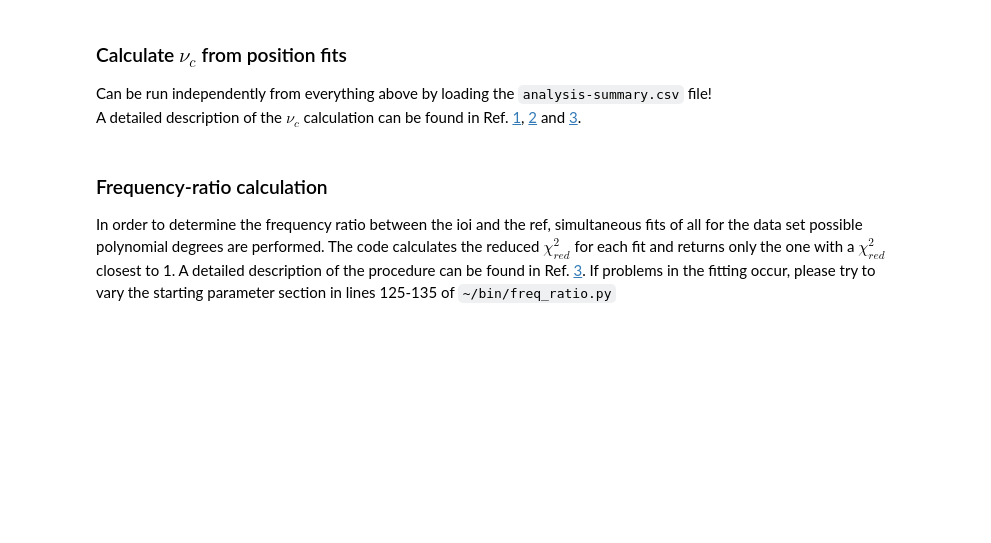
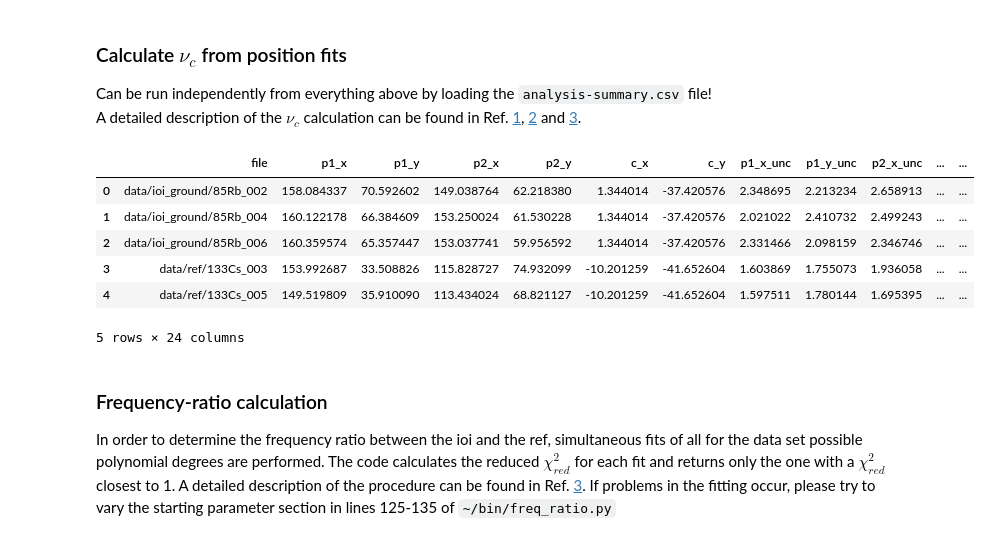
Before and after one commit to jonas-ka/pi-icr-analysis, a Jupyter notebook: pi-icr-analysis.ipynb, the cells around one changed output. Saved outputs shown, nothing was run; the diff lists cells and outputs as text; code cells hidden in the pictures; blank space fills up the shorter version.

```diff
--- a/pi-icr-analysis.ipynb
+++ b/pi-icr-analysis.ipynb
@@ -507,6 +535,16 @@ calc_df['cyc_freq'] = (calc_df.p1p2_angle + 2*np.pi * calc_df.n_acc) / (2*np.pi
 calc_df['cyc_freq_unc'] = calc_df.p1p2_angle_unc / (2*np.pi * calc_df.cyc_acc_time * 0.000001)
 
 calc_df.to_csv('data/analysis-summary.csv')
+# %%
+calc_df.head()
+# %% [output]
+|  | file | p1_x | p1_y | p2_x | p2_y | c_x | c_y | p1_x_unc | p1_y_unc | p2_x_unc | ... | ... |
+| 0 | data/ioi_ground/85Rb_002 | 158.084337 | 70.592602 | 149.038764 | 62.218380 | 1.344014 | -37.420576 | 2.348695 | 2.213234 | 2.658913 | ... | ... |
+| 1 | data/ioi_ground/85Rb_004 | 160.122178 | 66.384609 | 153.250024 | 61.530228 | 1.344014 | -37.420576 | 2.021022 | 2.410732 | 2.499243 | ... | ... |
+| 2 | data/ioi_ground/85Rb_006 | 160.359574 | 65.357447 | 153.037741 | 59.956592 | 1.344014 | -37.420576 | 2.331466 | 2.098159 | 2.346746 | ... | ... |
+| 3 | data/ref/133Cs_003 | 153.992687 | 33.508826 | 115.828727 | 74.932099 | -10.201259 | -41.652604 | 1.603869 | 1.755073 | 1.936058 | ... | ... |
+| 4 | data/ref/133Cs_005 | 149.519809 | 35.910090 | 113.434024 | 68.821127 | -10.201259 | -41.652604 | 1.597511 | 1.780144 | 1.695395 | ... | ... |
+5 rows × 24 columns
 # %% [markdown]
 ### Frequency-ratio calculation
 
```
Also changed, not shown: parts of 13 cells of this notebook, 1 other file.
